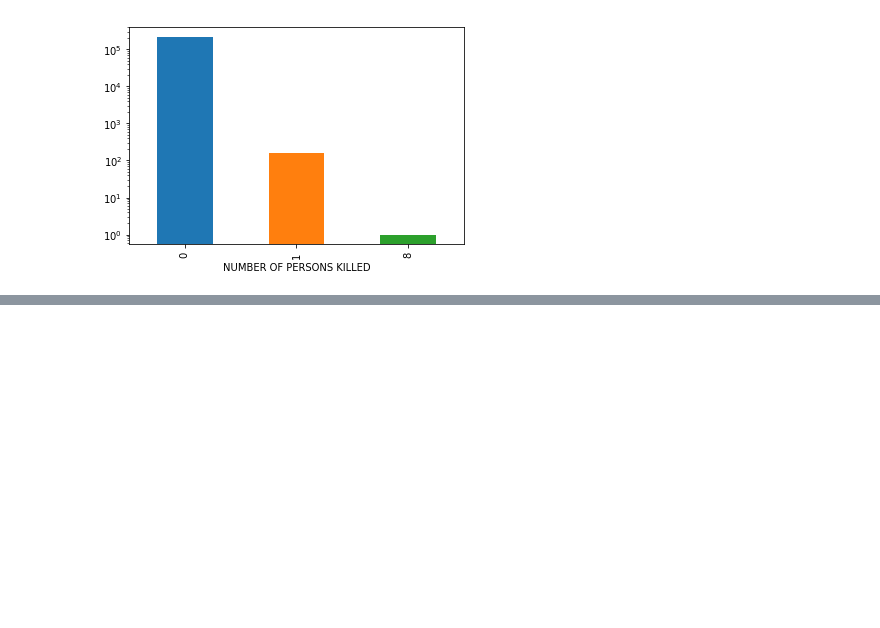
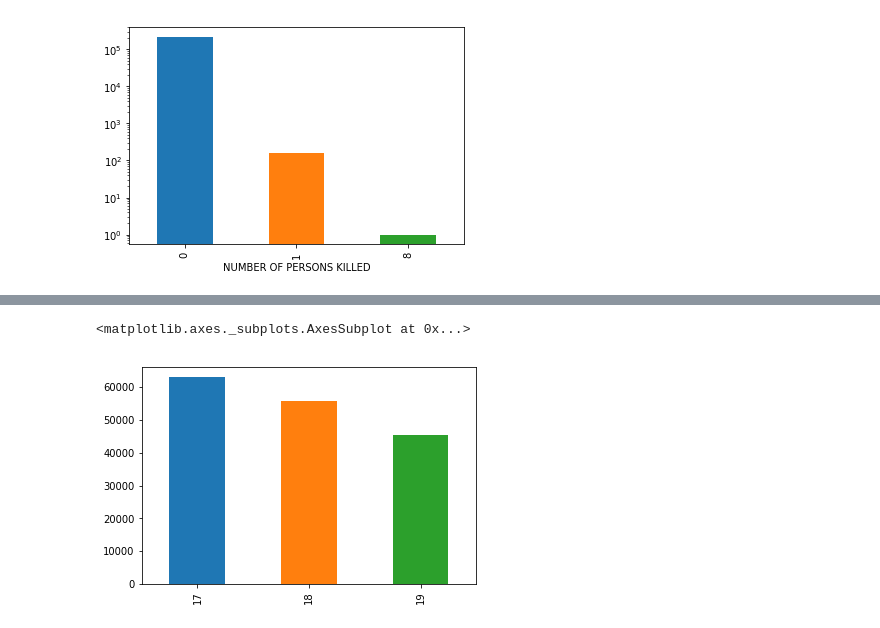
Before and after one commit to udacity/sapient-webinar, a Jupyter notebook: collisions.ipynb, the cells around one changed output, grey strips where cells are left out. Saved outputs shown, nothing was run; the diff lists cells and outputs as text; code cells hidden in the pictures; blank space fills up the shorter version.

```diff
--- a/collisions.ipynb
+++ b/collisions.ipynb
@@ -357,0 +381,6 @@ Name: NUMBER OF PERSONS KILLED, dtype: float64
+# %%
+hist_eve = data.TIME.dt.hour[evening_peak_time].value_counts()
+hist_eve.plot(kind='bar')
+# %% [output]
+<matplotlib.axes._subplots.AxesSubplot at 0x...>
+[figure, added]
```
Also changed, not shown: parts of 12 cells of this notebook.
